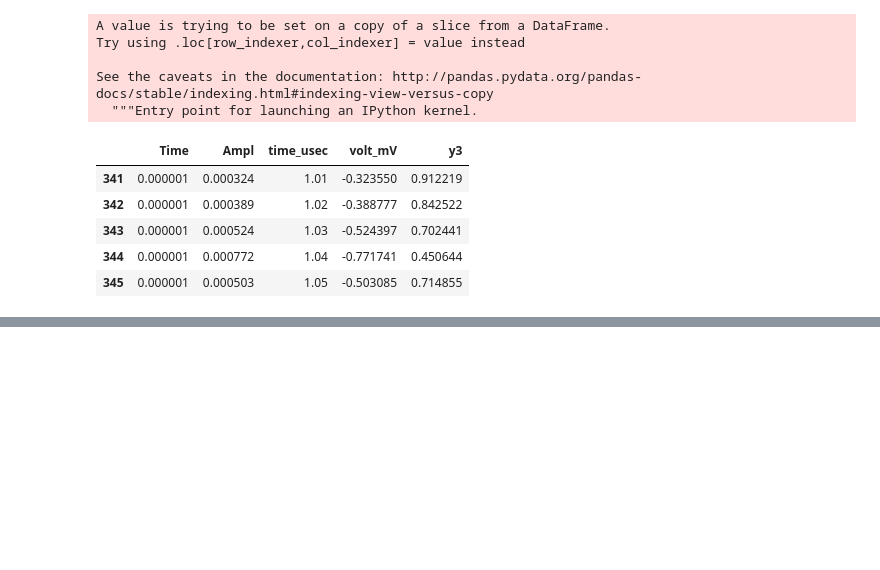
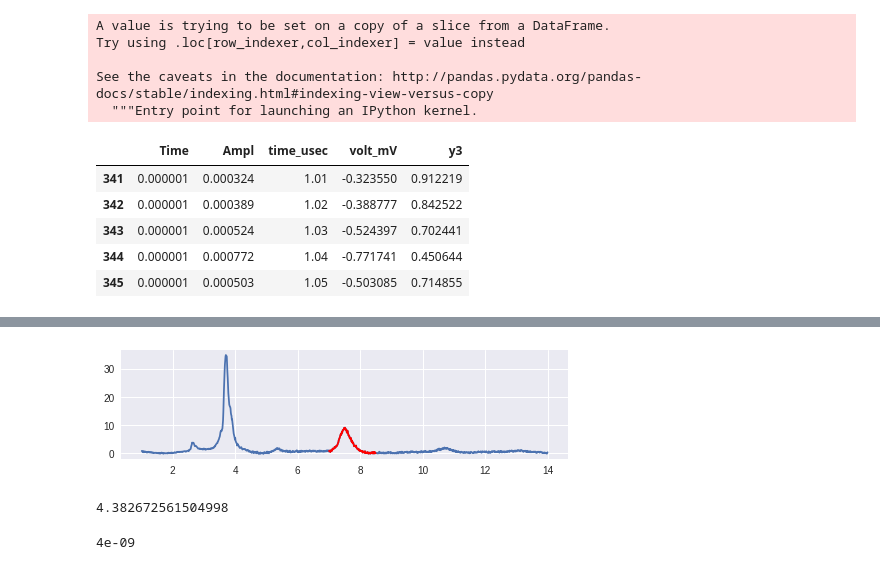
Before and after one commit to daroox/python-scripts, a Jupyter notebook: OscilloscopeAnalysis/Kr2_Area_under_the_curve.ipynb, the cells around one changed output, grey strips where cells are left out. Cells and saved outputs as stored; diff of their text form; code cells hidden in the pictures; blank space fills up the shorter version.

```diff
--- a/OscilloscopeAnalysis/Kr2_Area_under_the_curve.ipynb
+++ b/OscilloscopeAnalysis/Kr2_Area_under_the_curve.ipynb
@@ -94,0 +110,14 @@ plt.plot(newdf['time_usec'] , newdf['y3'])
+# %%
+plt.figure(figsize=(8,2))
+plt.plot(newdf['time_usec'] , newdf['y3'],df3['time_usec'], df3['y3'],'-r');
+# %% [output]
+[figure, added]
+# %%
+from sklearn import metrics
+metrics.auc(df3['time_usec'], df3['y3'])
+# %% [output]
+4.382672561504998
+# %%
+4*1e-3*1e-6
+# %% [output]
+4e-09
```
Also changed, not shown: parts of 6 cells of this notebook.
